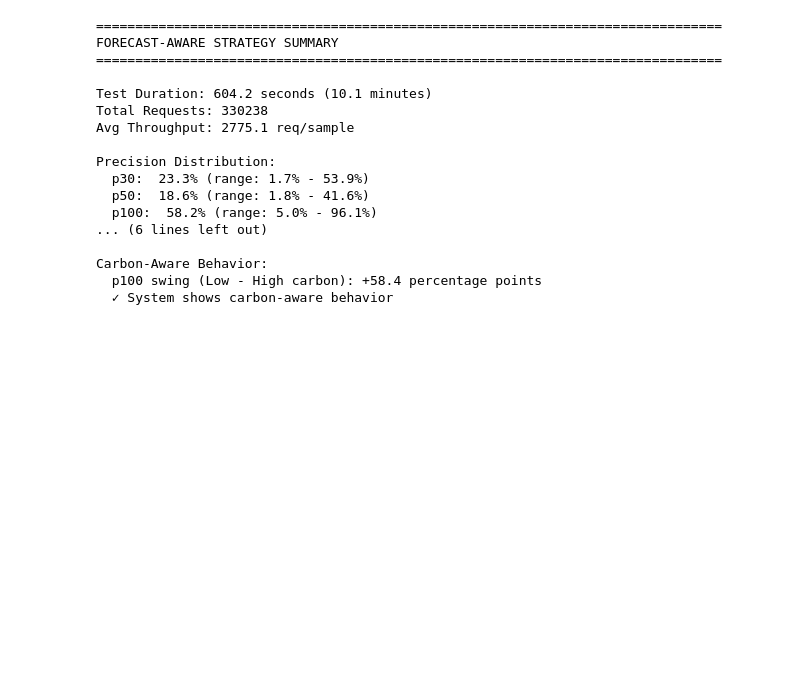
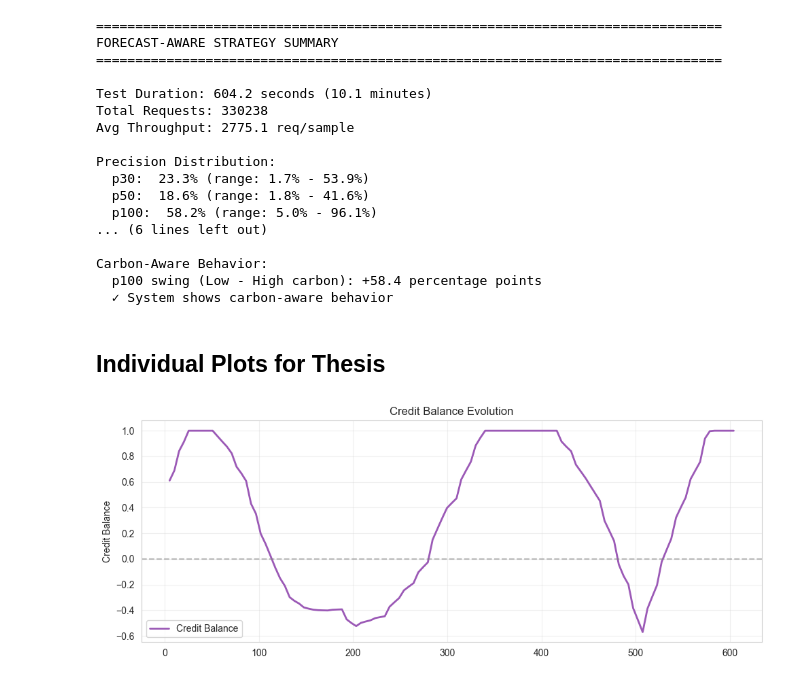
Before and after one commit to belgio99/k8s-carbonrouter, a Jupyter notebook: experiments/forecast_aware_analysis.ipynb, the cells around one changed output. Drawn from its saved outputs; the diff is of its cells as text; code cells hidden in the pictures; blank space fills up the shorter version.

```diff
--- a/experiments/forecast_aware_analysis.ipynb
+++ b/experiments/forecast_aware_analysis.ipynb
@@ -530,3 +530,17 @@ Precision Distribution:
 Carbon-Aware Behavior:
   p100 swing (Low - High carbon): +58.4 percentage points
   ✓ System shows carbon-aware behavior
+# %% [markdown]
+## Individual Plots for Thesis
+# %%
+fig, ax = plt.subplots(figsize=(10, 4))
+ax.plot(df['elapsed_seconds'], df['credit_balance'], linewidth=2, color='#9b59b6', label='Credit Balance')
+ax.axhline(y=0, color='gray', linestyle='--', alpha=0.5)
+ax.set_ylabel('Credit Balance')
+ax.set_title('Credit Balance Evolution')
+ax.legend()
+ax.grid(True, alpha=0.3)
+plt.tight_layout()
+plt.show()
+# %% [output]
+[figure, added]
```
Also changed, not shown: parts of 3 cells of this notebook, 5 other files.
